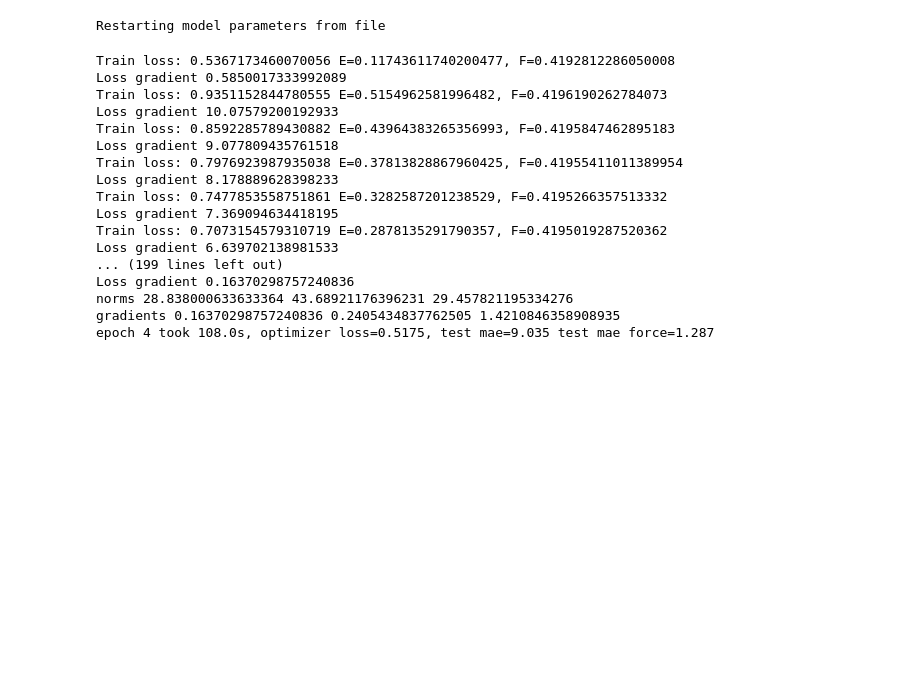
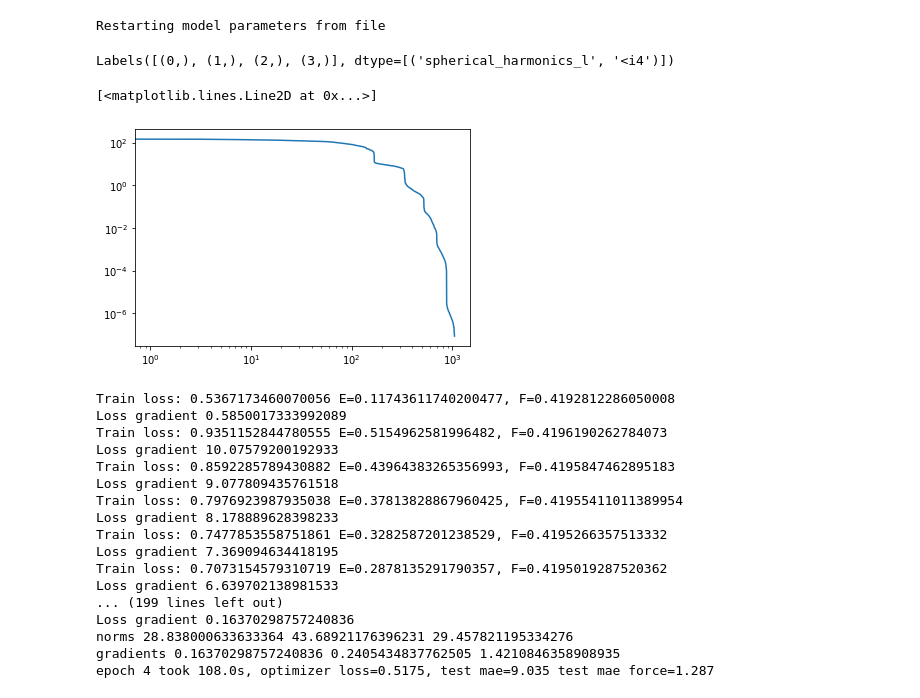
Before and after one commit to Luthaf/alchemical-learning, a Jupyter notebook: HEAs-multi-body-order.ipynb, the cells around one changed output. Drawn from its saved outputs; the diff is of its cells as text; code cells hidden in the pictures; blank space fills up the shorter version.

Commit message:
Mean normalization for features

```diff
--- a/HEAs-multi-body-order.ipynb
+++ b/HEAs-multi-body-order.ipynb
@@ -121,11 +121,19 @@ device = "cpu"
 #    device = "cuda"
 # %%
 train_dataset = AtomisticDataset(train_frames, all_species,
-                                 {"radial_spectrum": HYPERS_RADIAL, "spherical_expansion":HYPERS_SMALL}, train_energies)
+                                 {"radial_spectrum": HYPERS_RADIAL, "spherical_expansion":HYPERS_SMALL}, train_energies,
+                                normalization = "automatic"
+                                )
+train_normalization = { "radial_spectrum": train_dataset.radial_norm,
+                      "spherical_expansion": train_dataset.spherical_expansion_norm}
 train_forces_dataset = AtomisticDataset(train_forces_frames, all_species,
-                                 {"radial_spectrum": HYPERS_RADIAL, "spherical_expansion":HYPERS_SMALL}, train_forces_e)
+                                 {"radial_spectrum": HYPERS_RADIAL, "spherical_expansion":HYPERS_SMALL}, train_forces_e,
+                                normalization = train_normalization
+                                       )
 test_dataset = AtomisticDataset(test_frames, all_species,
-                                {"radial_spectrum": HYPERS_RADIAL, "spherical_expansion":HYPERS_SMALL}, test_energies)
+                                {"radial_spectrum": HYPERS_RADIAL, "spherical_expansion":HYPERS_SMALL}, test_energies,
+                                normalization = train_normalization
+                               )
 # %%
 do_gradients = True
 if do_gradients is True:
@@ -135,10 +143,12 @@ if do_gradients is True:
     HYPERS_RAD_GRAD["gradients"] = do_gradients
     train_forces_dataset_grad = AtomisticDataset(train_forces_frames, all_species,
                                           {"radial_spectrum": HYPERS_RAD_GRAD, "spherical_expansion":HYPERS_GRAD},
-                                          train_forces_e, train_forces_f)
+                                          train_forces_e, train_forces_f,
+                                          normalization = train_normalization)
     test_dataset_grad = AtomisticDataset(test_frames, all_species,
                                          {"radial_spectrum": HYPERS_RAD_GRAD, "spherical_expansion":HYPERS_GRAD},
-                                         test_energies, test_forces)
+                                         test_energies, test_forces,
+                                         normalization = train_normalization)
 else:
     train_forces_dataset_grad = train_forces_dataset
     test_dataset_grad = test_dataset
@@ -463,6 +473,21 @@ himem = True
 if himem and len(all_losses)==0:
     composition, radial_spectrum, spherical_expansions, energies, forces = next(iter(train_dataloader_no_batch))
     f_composition, f_radial_spectrum, f_spherical_expansions, f_energies, f_forces = next(iter(train_forces_dataloader_grad_no_batch))
+# %%
+x = spherical_expansions.block(3).values
+x = x.reshape(x.shape[0],-1)
+cc = x.T@x
+# %%
+spherical_expansions.keys
+# %% [output]
+Labels([(0,), (1,), (2,), (3,)], dtype=[('spherical_harmonics_l', '<i4')])
+# %%
+eva = np.linalg.eigvalsh(cc)
+# %%
+plt.loglog(eva[::-1])
+# %% [output]
+[<matplotlib.lines.Line2D at 0x...>]
+[figure, added]
 # %%
 for epoch in range(5):
     epoch_start = time.time()
```
Also changed, not shown: parts of 1 cell of this notebook, 2 other files.
